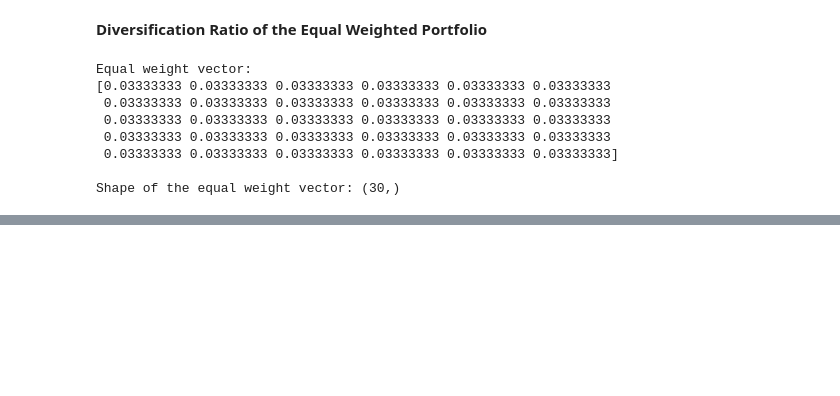
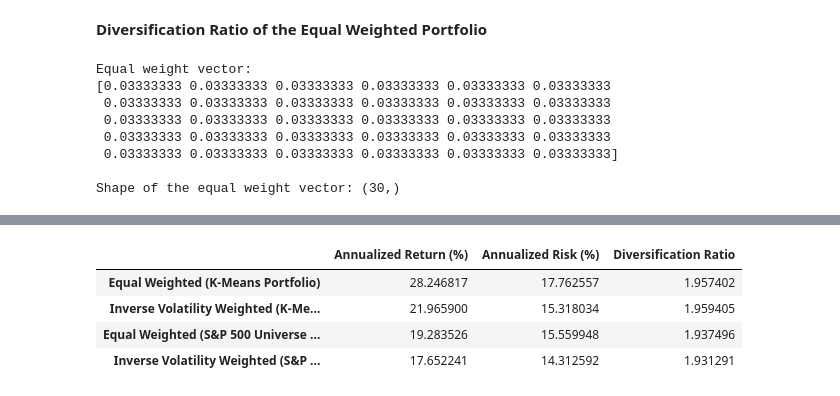
Before and after one commit to Taowen0806/SP500-Portfolio-Optimization, a Jupyter notebook: main.ipynb, the cells around one changed output, grey strips where cells are left out. Drawn from its saved outputs; the diff is of its cells as text; code cells hidden in the pictures; blank space fills up the shorter version.

```diff
--- a/main.ipynb
+++ b/main.ipynb
@@ -502,0 +559,4 @@ Diversification Ratio of the Equal Weighted Porfolio: 1.96
+# %%
+universe_portfolio_stock_risk = np.sqrt(np.diagonal(cov_returns))
+eq_wg_universe_portfolio_div_ratio = np.dot(universe_portfolio_stock_risk, eq_wg_universe_vector) / eq_wg_universe_portfolio_risk
+print('Diversification Ratio of the Equal Weighted Universe Portfolio: {:.5f}'.format(eq_wg_universe_portfolio_div_ratio))
@@ -502,0 +567,4 @@ Diversification Ratio of the Equal Weighted Porfolio: 1.96
+# %%
+inv_vol_wg_universe_portfolio_reciprocal_risk = 1 / universe_portfolio_stock_risk
+inv_vol_wg_universe_vector = inv_vol_wg_universe_portfolio_reciprocal_risk / np.sum(inv_vol_wg_universe_portfolio_reciprocal_risk)
+print('\nShape of the inverse volatitlity weight vector:', inv_vol_wg_universe_vector.shape)
@@ -502,0 +573,8 @@ Diversification Ratio of the Equal Weighted Porfolio: 1.96
+# %%
+inv_vol_wg_universe_portfolio_return = np.dot(inv_vol_wg_universe_vector, mean_returns)
+inv_vol_wg_universe_portfolio_return_annualized = inv_vol_wg_universe_portfolio_return * 252
+print('Inverse Volatility Weighted Universe Portfolio Annualized Return: {:.2f}%'.format(inv_vol_wg_universe_portfolio_return_annualized * 100))
+
+inv_vol_wg_universe_portfolio_risk = np.sqrt(np.dot(np.dot(inv_vol_wg_universe_vector, cov_returns), inv_vol_wg_universe_vector))
+inv_vol_wg_universe_portfolio_risk_annualized = inv_vol_wg_universe_portfolio_risk * np.sqrt(252)
+print('Inverse Volatility Weighted Universe Portfolio Annualized Risk: {:.2f}%'.format(inv_vol_wg_universe_portfolio_risk_annualized * 100))
@@ -502,0 +584,3 @@ Diversification Ratio of the Equal Weighted Porfolio: 1.96
+# %%
+inv_vol_wg_universe_portfolio_div_ratio = np.dot(universe_portfolio_stock_risk, inv_vol_wg_universe_vector) / inv_vol_wg_universe_portfolio_risk
+print('Diversification Ratio of the Inverse Volatility Weighted Universe Portfolio: {:.5f}'.format(inv_vol_wg_universe_portfolio_div_ratio))
@@ -502,0 +593,34 @@ Diversification Ratio of the Equal Weighted Porfolio: 1.96
+# %%
+result_df = pd.DataFrame({
+    'Annualized Return (%)': [
+        eq_wg_portfolio_return_annualized * 100,
+        inv_vol_wg_portfolio_return_annualized * 100,
+        eq_wg_universe_portfolio_return_annualized * 100,
+        inv_vol_wg_universe_portfolio_return_annualized * 100
+    ],
+    'Annualized Risk (%)': [
+        eq_wg_portfolio_risk_annualized * 100,
+        inv_vol_wg_portfolio_risk_annualized * 100,
+        eq_wg_universe_portfolio_risk_annualized * 100,
+        inv_vol_wg_universe_portfolio_risk_annualized * 100
+    ],
+    'Diversification Ratio': [
+        eq_wg_portfolio_div_ratio,
+        inv_vol_wg_portfolio_div_ratio,
+        eq_wg_universe_portfolio_div_ratio,
+        inv_vol_wg_universe_portfolio_div_ratio
+    ]
+}, index=[
+    'Equal Weighted (K-Means Portfolio)',
+    'Inverse Volatility Weighted (K-Means Portfolio)',
+    'Equal Weighted (S&P 500 Universe Portfolio)',
+    'Inverse Volatility Weighted (S&P 500 Universe Portfolio)'
+])
+
+result_df
+# %% [output]
+|  | Annualized Return (%) | Annualized Risk (%) | Diversification Ratio |
+| Equal Weighted (K-Means Portfolio) | 28.246817 | 17.762557 | 1.957402 |
+| Inverse Volatility Weighted (K-Me... | 21.965900 | 15.318034 | 1.959405 |
+| Equal Weighted (S&P 500 Universe ... | 19.283526 | 15.559948 | 1.937496 |
+| Inverse Volatility Weighted (S&P ... | 17.652241 | 14.312592 | 1.931291 |
```
Also changed, not shown: parts of 26 cells of this notebook.
